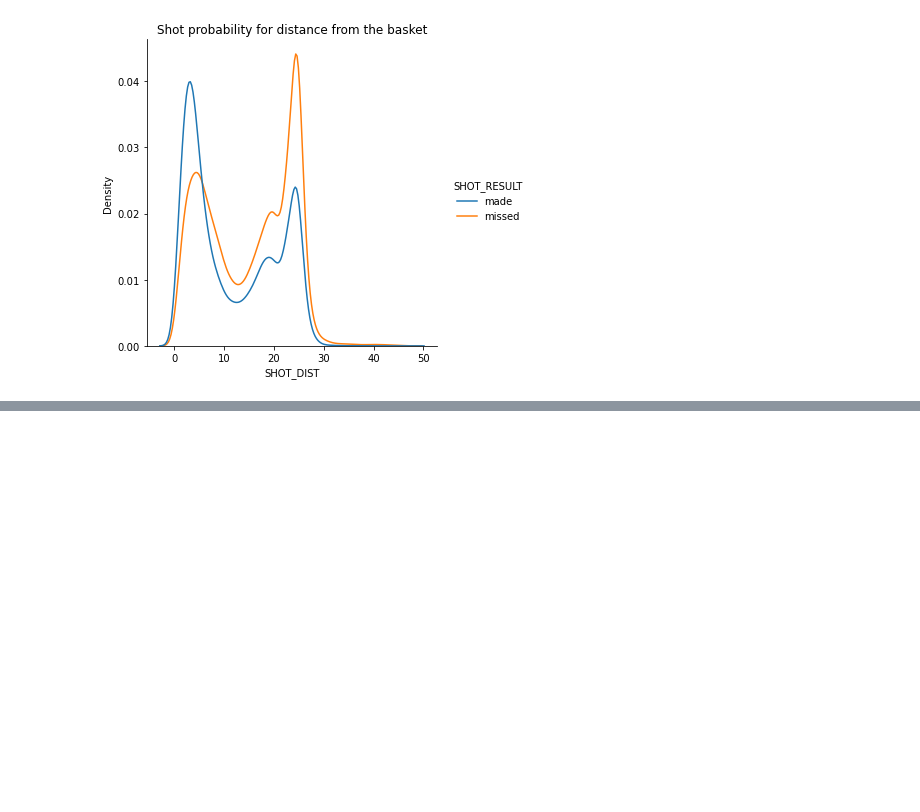
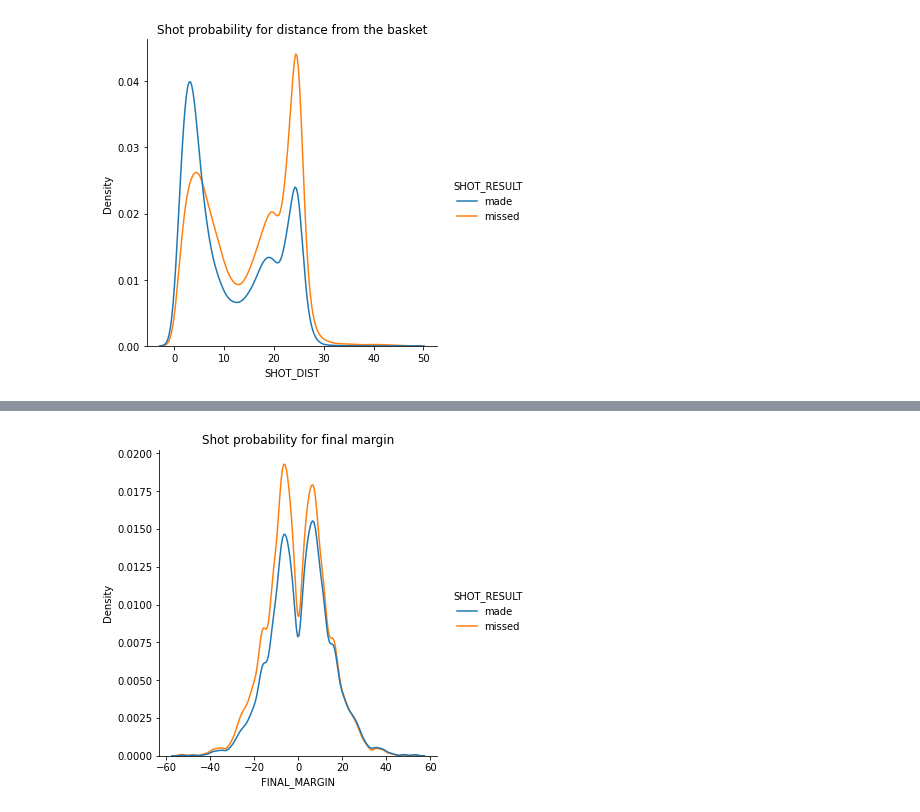
Before and after one commit to DarioD58/UZOP_project, a Jupyter notebook: predicting_shots.ipynb, the cells around one changed output, grey strips where cells are left out. Drawn from its saved outputs; the diff is of its cells as text; code cells hidden in the pictures; blank space fills up the shorter version.

```diff
--- a/predicting_shots.ipynb
+++ b/predicting_shots.ipynb
@@ -47,0 +76,7 @@ plt.show()
+# %%
+f = sns.displot(data=shots, x="FINAL_MARGIN", kind='kde', hue='SHOT_RESULT')
+
+plt.title("Shot probability for final margin")
+plt.show()
+# %% [output]
+[figure, added]
```
Also changed, not shown: parts of 10 cells of this notebook.
